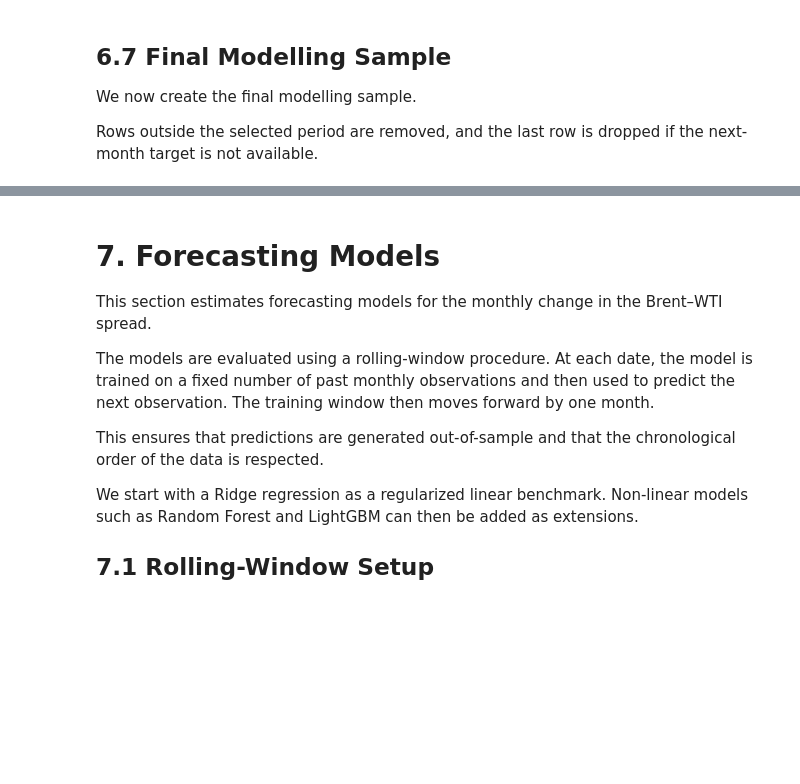
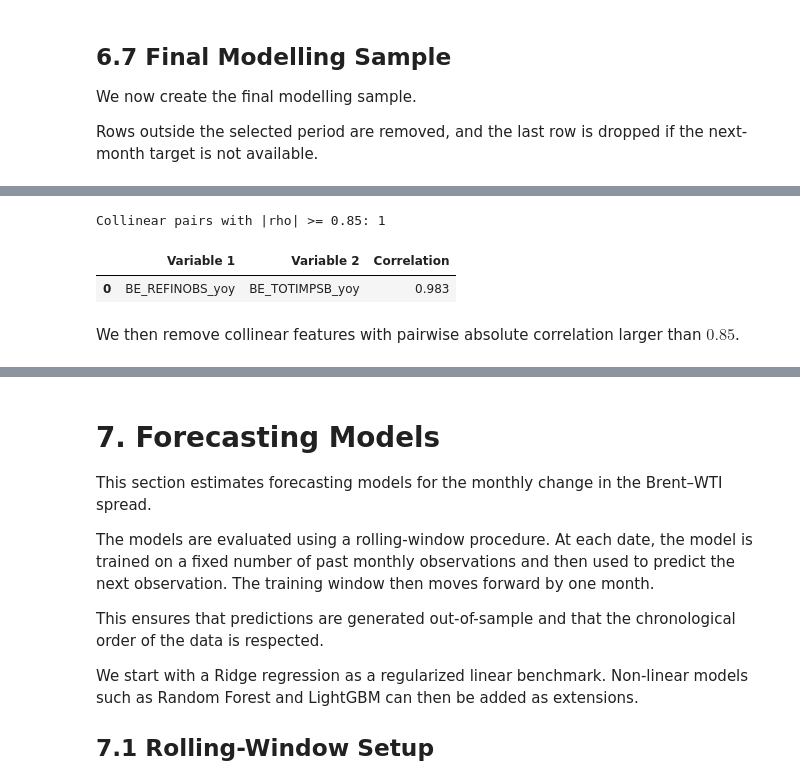
Before and after one commit to Samgit0532/brent-wti-ml-project, a Jupyter notebook: main.ipynb, the cells around one changed output, grey strips where cells are left out. Drawn from its saved outputs; the diff is of its cells as text; code cells hidden in the pictures; blank space fills up the shorter version.

```diff
--- a/main.ipynb
+++ b/main.ipynb
@@ -114,9 +109,9 @@ The main JODI variables used in the project are:
 
 These variables describe the main components of the oil market balance: inventories, production, international trade, and refinery demand.
 # %%
-WTI_COUNTRIES = ["US", "CA", "MX"]
+WTI_COUNTRIES = ["US", "CA"]
 
-BRENT_COUNTRIES = ["GB", "NO", "NL", "DE", "FR", "IT", "ES", "BE"]
+BRENT_COUNTRIES = ["GB", "NO", "NL", "BE"]
 
 JODI_COUNTRIES = WTI_COUNTRIES + BRENT_COUNTRIES
 # %%
@@ -323,9 +289,11 @@ We now define the JODI fundamental variables by geographical group.
 
 The WTI-related fundamentals are based on North American countries, while the Brent-related fundamentals are based on European and North Sea countries.
 # %%
-WTI_PREFIXES = ["US_", "CA_", "MX_"]
+# WTI Hub: United States (Cushing) and Canada (major pipeline flows)
+WTI_PREFIXES = ["US_", "CA_"]
 
-BRENT_PREFIXES = ["GB_", "NO_", "NL_", "DE_", "FR_", "IT_", "ES_", "BE_"]
+# Brent Hub: UK & Norway (North Sea fields), Netherlands & Belgium (ARA refining hub)
+BRENT_PREFIXES = ["GB_", "NO_", "NL_", "BE_"]
 
 WTI_FUNDAMENTAL_FEATURES = [
     col for col in model_data.columns
@@ -506,0 +474,26 @@ summarize_model_sample(
+# %%
+# Compute pairwise correlation matrix across all fundamental features
+corr_matrix = model_sample[ALL_FUNDAMENTAL_FEATURES].corr().abs()
+
+high_corr_pairs = []
+for i in range(len(corr_matrix.columns)):
+    for j in range(i + 1, len(corr_matrix.columns)):
+        col1 = corr_matrix.columns[i]
+        col2 = corr_matrix.columns[j]
+        val = corr_matrix.iloc[i, j]
+        if val >= 0.85:
+            high_corr_pairs.append({
+                "Variable 1": col1,
+                "Variable 2": col2,
+                "Correlation": round(val, 3)
+            })
+
+high_corr_df = pd.DataFrame(high_corr_pairs).sort_values("Correlation", ascending=False)
+print(f"Collinear pairs with |rho| >= 0.85: {len(high_corr_df)}")
+display(high_corr_df)
+# %% [output]
+Collinear pairs with |rho| >= 0.85: 1
+|  | Variable 1 | Variable 2 | Correlation |
+| 0 | BE_REFINOBS_yoy | BE_TOTIMPSB_yoy | 0.983 |
+# %% [markdown]
+We then remove collinear features with pairwise absolute correlation larger than $0.85$.
```
Also changed, not shown: parts of 18 cells of this notebook, 5 other files.
